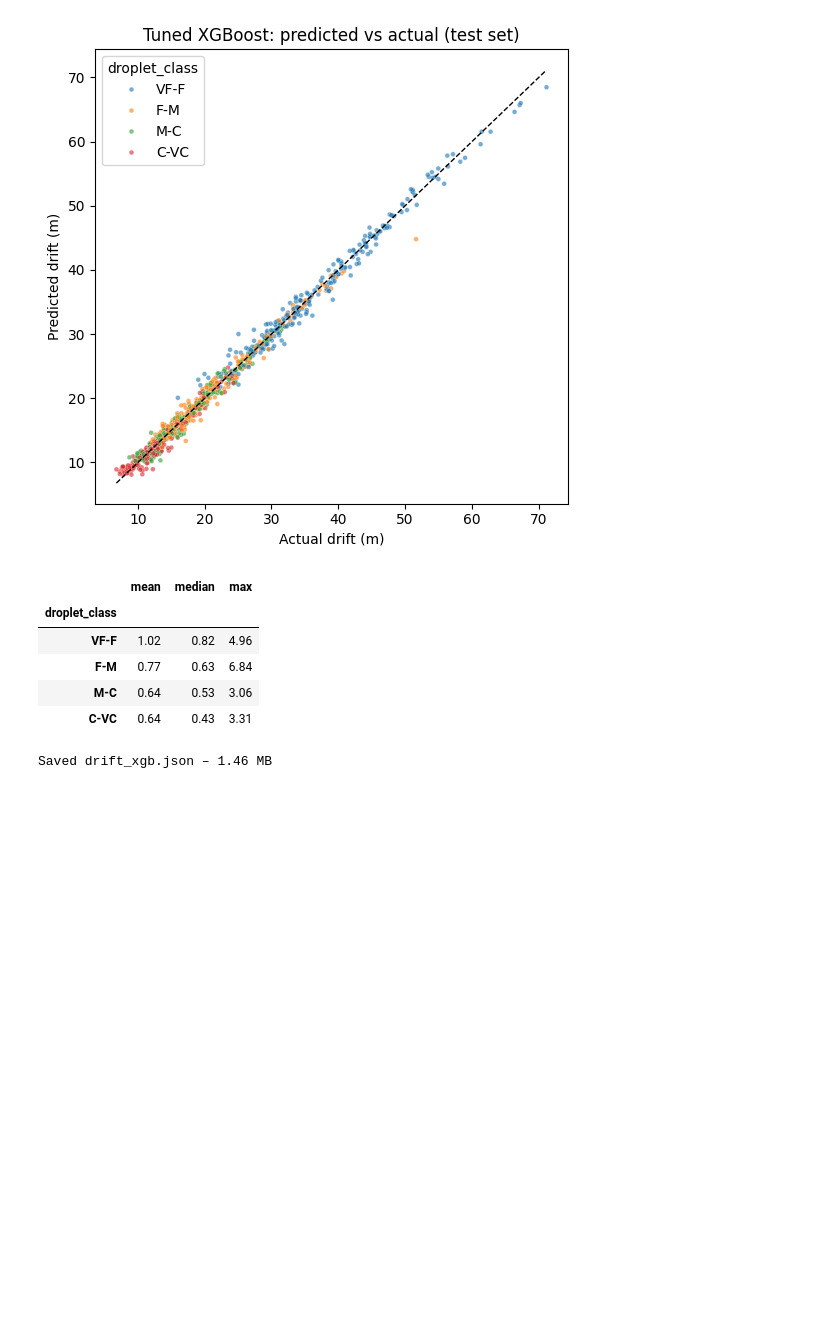
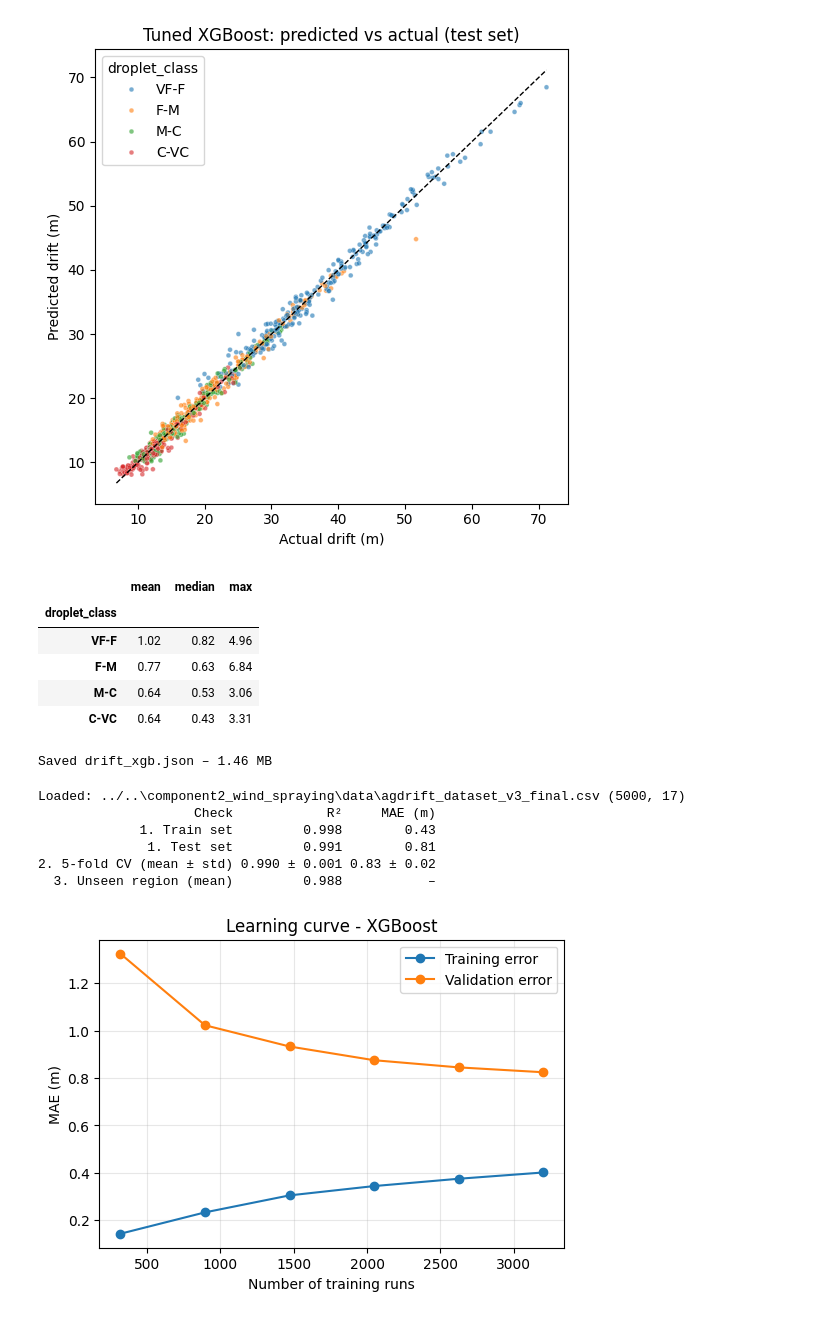
Before and after one commit to ShiharaXcor/AI-Driven-Drone-System-for-Precision-Spraying-in-Sri-Lankan-Tea-Plantations-J26-DS-346, a Jupyter notebook: component2_wind_spraying/drift_model/model_experiments.ipynb, the cells around one changed output. Cells and saved outputs as stored; diff of their text form; code cells hidden in the pictures; blank space fills up the shorter version.

Commit message:
update wind adaptive component

```diff
--- a/component2_wind_spraying/drift_model/model_experiments.ipynb
+++ b/component2_wind_spraying/drift_model/model_experiments.ipynb
@@ -257,3 +257,63 @@ final_model.save_model(SAVE_DIR / "drift_xgb.json")
 print("Saved drift_xgb.json –", round((SAVE_DIR / "drift_xgb.json").stat().st_size / 1e6, 2), "MB")
 # %% [output]
 Saved drift_xgb.json – 1.46 MB
+# %%
+# ===== OVERFITTING CHECKS (stand-alone) =====
+import glob, numpy as np, pandas as pd, matplotlib.pyplot as plt
+from xgboost import XGBRegressor
+from sklearn.base import clone
+from sklearn.metrics import r2_score, mean_absolute_error
+from sklearn.model_selection import KFold, GroupKFold, cross_val_score, learning_curve
+
+# 1) load Dataset A (finds the file anywhere under the project)
+path = [p for p in glob.glob("../../**/agdrift_dataset_v3_final.csv", recursive=True)][0]
+df = pd.read_csv(path)
+print("Loaded:", path, df.shape)
+
+# 2) same inputs as the model
+df["droplet_code"] = df["droplet_class"].map({"VF-F": 0, "F-M": 1, "M-C": 2, "C-VC": 3})
+FEATURES = ["crosswind_ms", "height_m", "swath_m", "temp_c", "rh_pct", "droplet_code"]
+TARGET = "drift_distance_m"
+train, test = df[df["split"] == "train"], df[df["split"] == "test"]
+Xtr, ytr, Xte, yte = train[FEATURES], train[TARGET], test[FEATURES], test[TARGET]
+
+# 3) final tuned XGBoost
+final_model = XGBRegressor(n_estimators=300, learning_rate=0.05, max_depth=6, subsample=0.7,
+                           colsample_bytree=1.0, min_child_weight=3, random_state=42)
+final_model.fit(Xtr, ytr)
+
+rows = []
+# Check 1: train vs test
+for name, X, y in [("Train", Xtr, ytr), ("Test", Xte, yte)]:
+    p = final_model.predict(X)
+    rows.append([f"1. {name} set", round(r2_score(y, p), 3), round(mean_absolute_error(y, p), 2)])
+
+# Check 2: 5-fold cross-validation
+cv = KFold(5, shuffle=True, random_state=42)
+r2_cv = cross_val_score(clone(final_model), Xtr, ytr, cv=cv, scoring="r2")
+mae_cv = -cross_val_score(clone(final_model), Xtr, ytr, cv=cv, scoring="neg_mean_absolute_error")
+rows.append(["2. 5-fold CV (mean ± std)", f"{r2_cv.mean():.3f} ± {r2_cv.std():.3f}", f"{mae_cv.mean():.2f} ± {mae_cv.std():.2f}"])
+
+# Check 3: hide one whole region each time
+r2_g = cross_val_score(clone(final_model), Xtr, ytr, cv=GroupKFold(4), groups=train["region"], scoring="r2")
+rows.append(["3. Unseen region (mean)", round(r2_g.mean(), 3), "–"])
+
+print(pd.DataFrame(rows, columns=["Check", "R²", "MAE (m)"]).to_string(index=False))
+
+# Check 4: learning curve
+sizes, tr, va = learning_curve(clone(final_model), Xtr, ytr, cv=5,
+                               train_sizes=np.linspace(0.1, 1, 6), scoring="neg_mean_absolute_error")
+plt.figure(figsize=(6, 4))
+plt.plot(sizes, -tr.mean(1), "o-", label="Training error")
+plt.plot(sizes, -va.mean(1), "o-", label="Validation error")
+plt.xlabel("Number of training runs"); plt.ylabel("MAE (m)"); plt.title("Learning curve - XGBoost")
+plt.legend(); plt.grid(alpha=0.3)
+plt.savefig("fig_overfitting_learning_curve.png", dpi=150, bbox_inches="tight"); plt.show()
+# %% [output]
+Loaded: ../..\component2_wind_spraying\data\agdrift_dataset_v3_final.csv (5000, 17)
+                    Check            R²     MAE (m)
+             1. Train set         0.998        0.43
+              1. Test set         0.991        0.81
+2. 5-fold CV (mean ± std) 0.990 ± 0.001 0.83 ± 0.02
+  3. Unseen region (mean)         0.988           –
+[figure, added]
```
Also changed, not shown: parts of 1 cell of this notebook, 8 other files.
